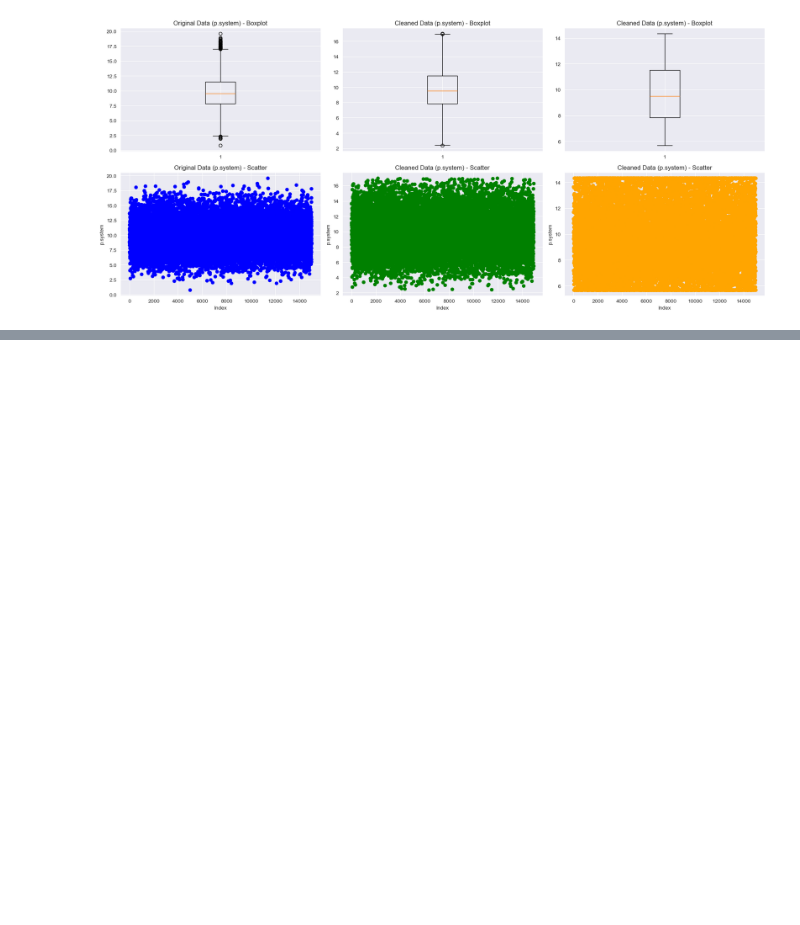
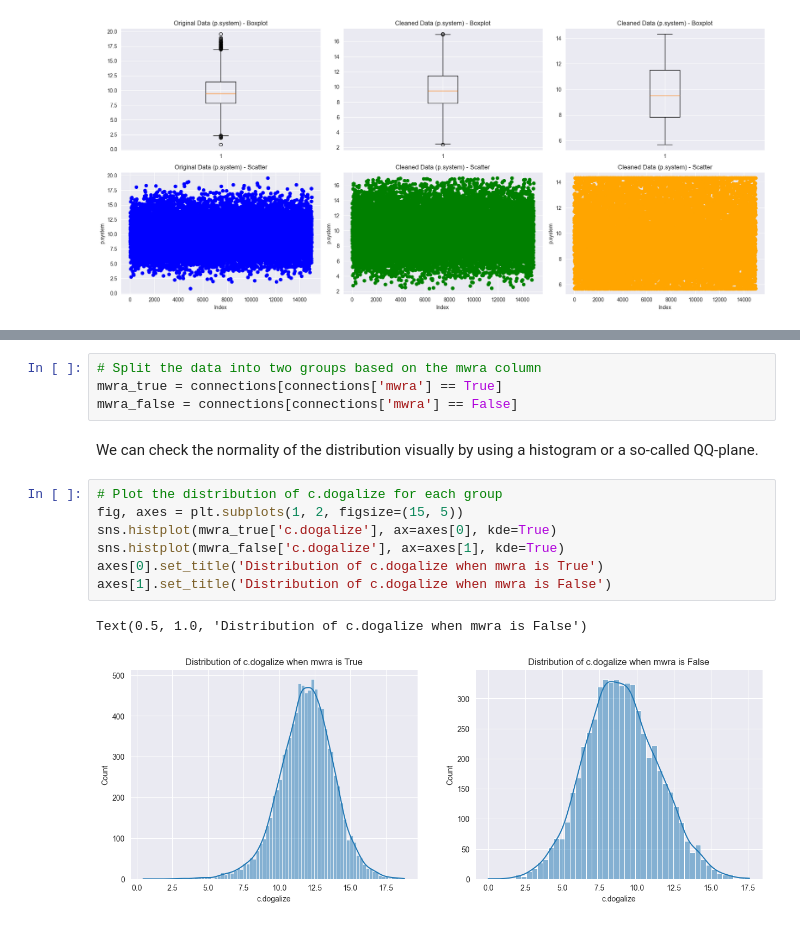
Before and after one commit to justAnArthur/iau-quest, a Jupyter notebook: index.ipynb, the cells around one changed output, grey strips where cells are left out. Cells and saved outputs as stored; diff of their text form; blank space fills up the shorter version.

```diff
--- a/index.ipynb
+++ b/index.ipynb
@@ -726,0 +757,16 @@ for index, attribute in enumerate(significant_attributes):
+# %%
+# Split the data into two groups based on the mwra column
+mwra_true = connections[connections['mwra'] == True]
+mwra_false = connections[connections['mwra'] == False]
+# %% [markdown]
+We can check the normality of the distribution visually by using a histogram or a so-called QQ-plane.
+# %%
+# Plot the distribution of c.dogalize for each group
+fig, axes = plt.subplots(1, 2, figsize=(15, 5))
+sns.histplot(mwra_true['c.dogalize'], ax=axes[0], kde=True)
+sns.histplot(mwra_false['c.dogalize'], ax=axes[1], kde=True)
+axes[0].set_title('Distribution of c.dogalize when mwra is True')
+axes[1].set_title('Distribution of c.dogalize when mwra is False')
+# %% [output]
+Text(0.5, 1.0, 'Distribution of c.dogalize when mwra is False')
+[figure, added]
```
Also changed, not shown: parts of 47 cells of this notebook.
